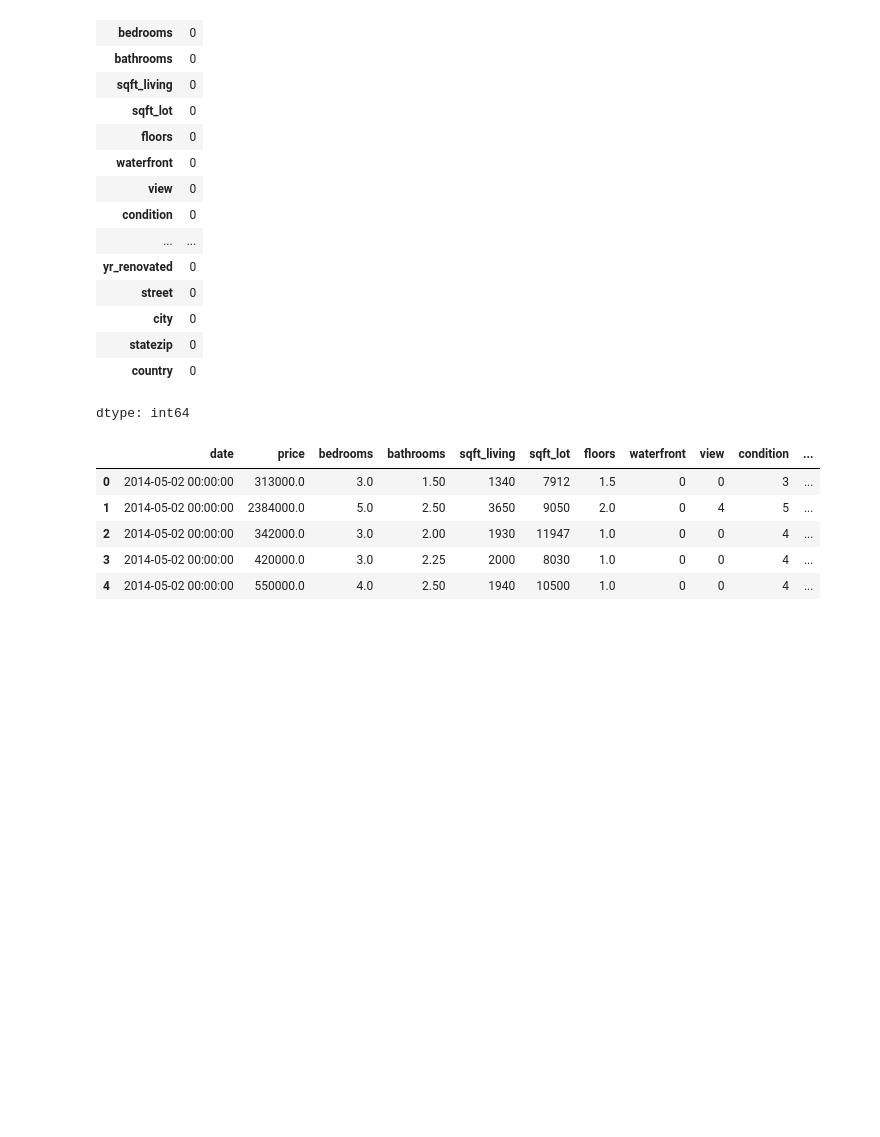
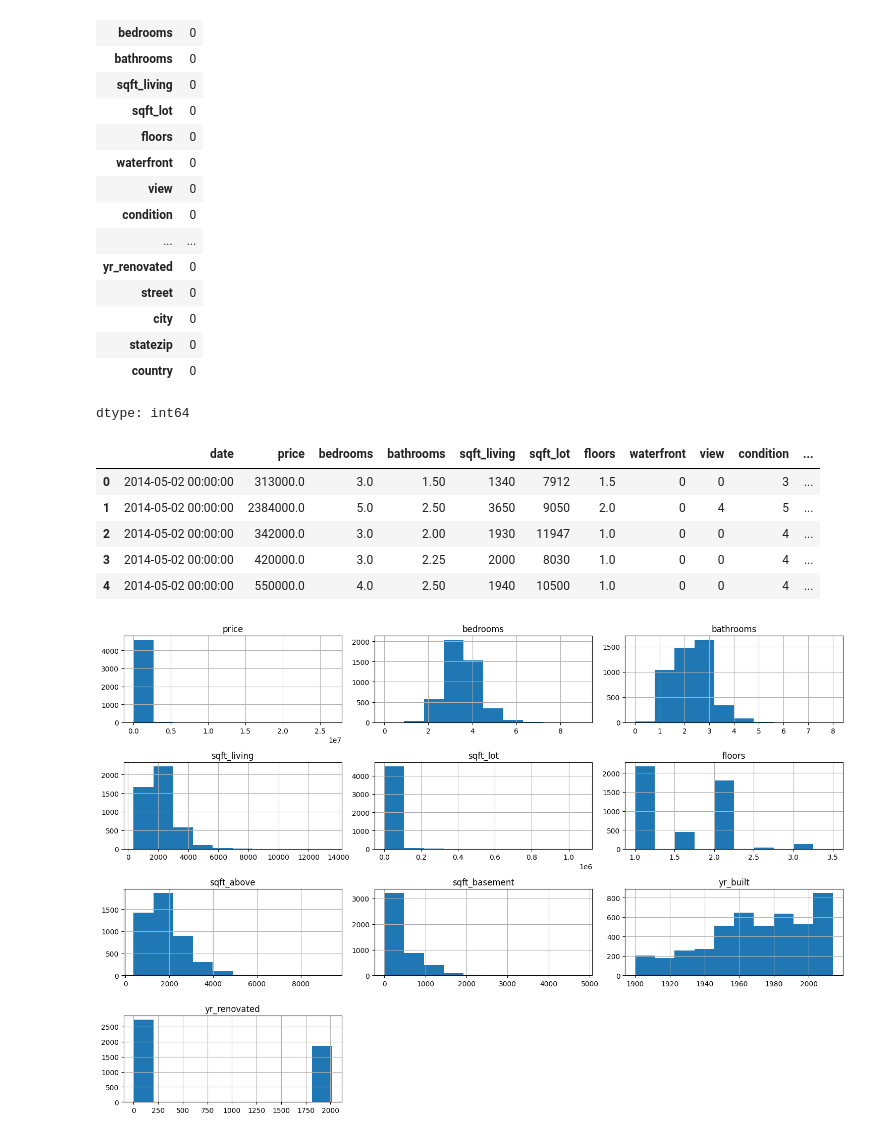
Before and after one commit to baladalintang/balada, a Jupyter notebook: regeresihargarumah.ipynb, the cells around one changed output. Cells and saved outputs as stored; diff of their text form; code cells hidden in the pictures; blank space fills up the shorter version.

```diff
--- a/regeresihargarumah.ipynb
+++ b/regeresihargarumah.ipynb
@@ -68,3 +68,13 @@ df.head()
 | 2 | 2014-05-02 00:00:00 | 342000.0 | 3.0 | 2.00 | 1930 | 11947 | 1.0 | 0 | 0 | 4 | ... |
 | 3 | 2014-05-02 00:00:00 | 420000.0 | 3.0 | 2.25 | 2000 | 8030 | 1.0 | 0 | 0 | 4 | ... |
 | 4 | 2014-05-02 00:00:00 | 550000.0 | 4.0 | 2.50 | 1940 | 10500 | 1.0 | 0 | 0 | 4 | ... |
+# %%
+# Pilih kolom numerik untuk visualisasi
+numerical_cols = ['price', 'bedrooms', 'bathrooms', 'sqft_living', 'sqft_lot', 'floors', 'sqft_above', 'sqft_basement', 'yr_built', 'yr_renovated']
+
+# Buat histogram untuk setiap kolom numerik
+df[numerical_cols].hist(figsize=(15, 10))
+plt.tight_layout()
+plt.show()
+# %% [output]
+[figure, added]
```
